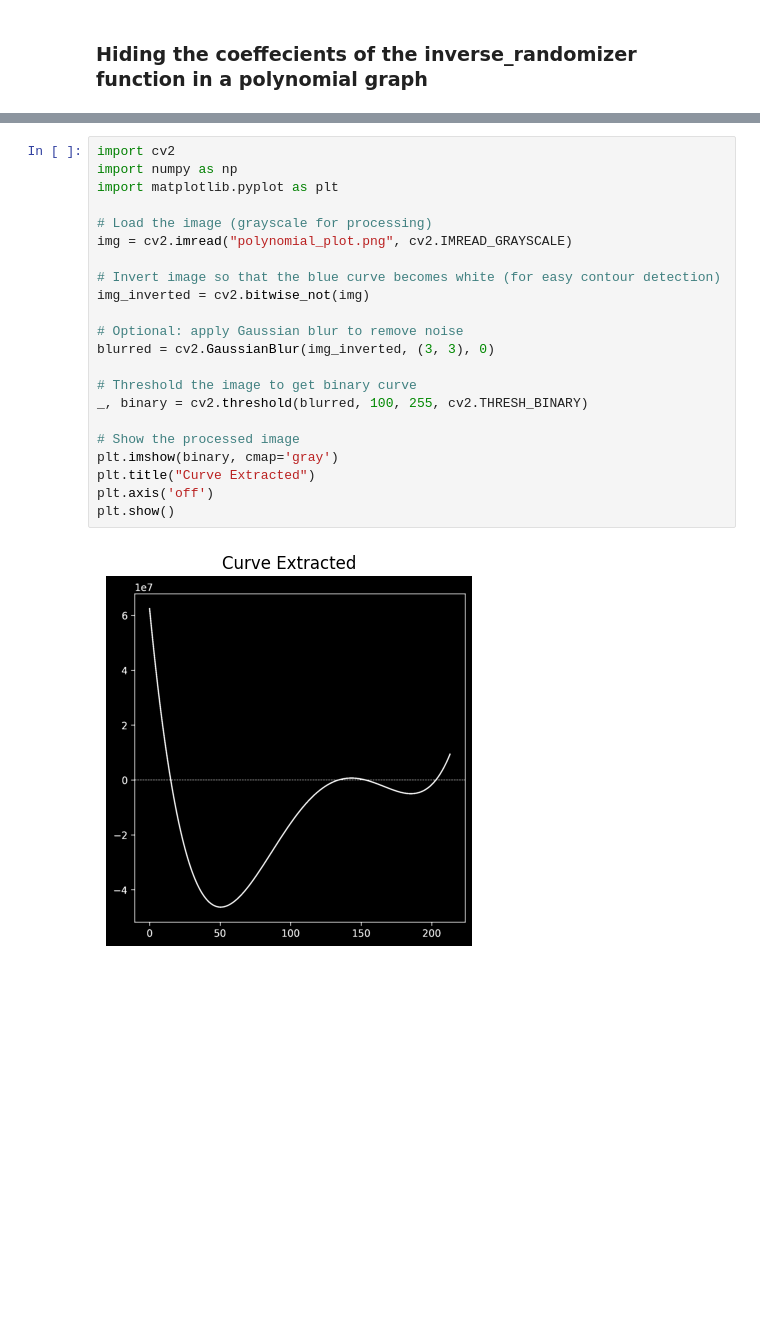
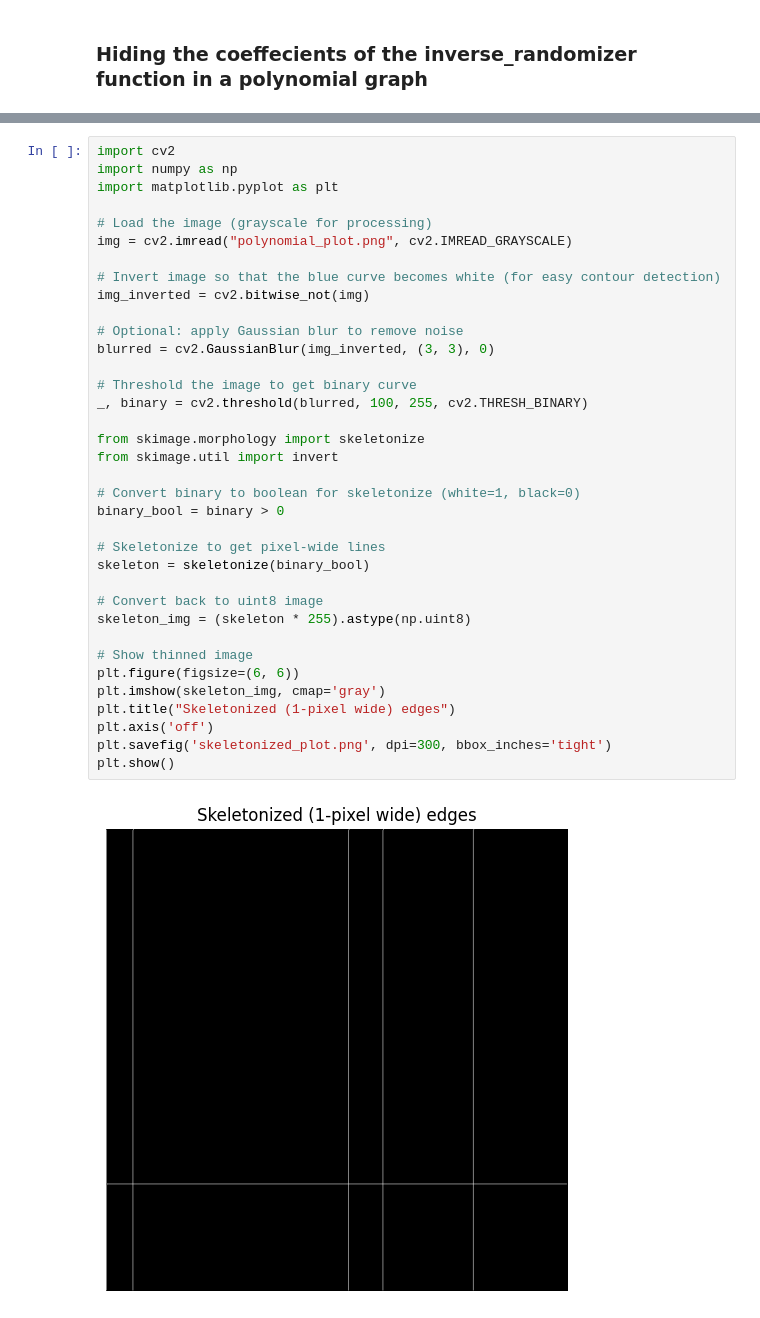
Before and after one commit to Vignaraj-pai/-t-n--Secret-Image-Sharing, a Jupyter notebook: code.ipynb, the cells around one changed output, grey strips where cells are left out. Saved outputs shown, nothing was run; the diff lists cells and outputs as text; blank space fills up the shorter version.

```diff
--- a/code.ipynb
+++ b/code.ipynb
@@ -158,24 +528,38 @@ plt.show()
 # %%
 import cv2
 import numpy as np
 import matplotlib.pyplot as plt
 
 # Load the image (grayscale for processing)
 img = cv2.imread("polynomial_plot.png", cv2.IMREAD_GRAYSCALE)
 
 # Invert image so that the blue curve becomes white (for easy contour detection)
 img_inverted = cv2.bitwise_not(img)
 
 # Optional: apply Gaussian blur to remove noise
 blurred = cv2.GaussianBlur(img_inverted, (3, 3), 0)
 
 # Threshold the image to get binary curve
 _, binary = cv2.threshold(blurred, 100, 255, cv2.THRESH_BINARY)
 
-# Show the processed image
-plt.imshow(binary, cmap='gray')
-plt.title("Curve Extracted")
+from skimage.morphology import skeletonize
+from skimage.util import invert
+
+# Convert binary to boolean for skeletonize (white=1, black=0)
+binary_bool = binary > 0
+
+# Skeletonize to get pixel-wide lines
+skeleton = skeletonize(binary_bool)
+
+# Convert back to uint8 image
+skeleton_img = (skeleton * 255).astype(np.uint8)
+
+# Show thinned image
+plt.figure(figsize=(6, 6))
+plt.imshow(skeleton_img, cmap='gray')
+plt.title("Skeletonized (1-pixel wide) edges")
 plt.axis('off')
+plt.savefig('skeletonized_plot.png', dpi=300, bbox_inches='tight')
 plt.show()
 # %% [output]
-[figure, old version]
+[figure, new version]
```
Also changed, not shown: parts of 23 cells of this notebook, 8 other files.
